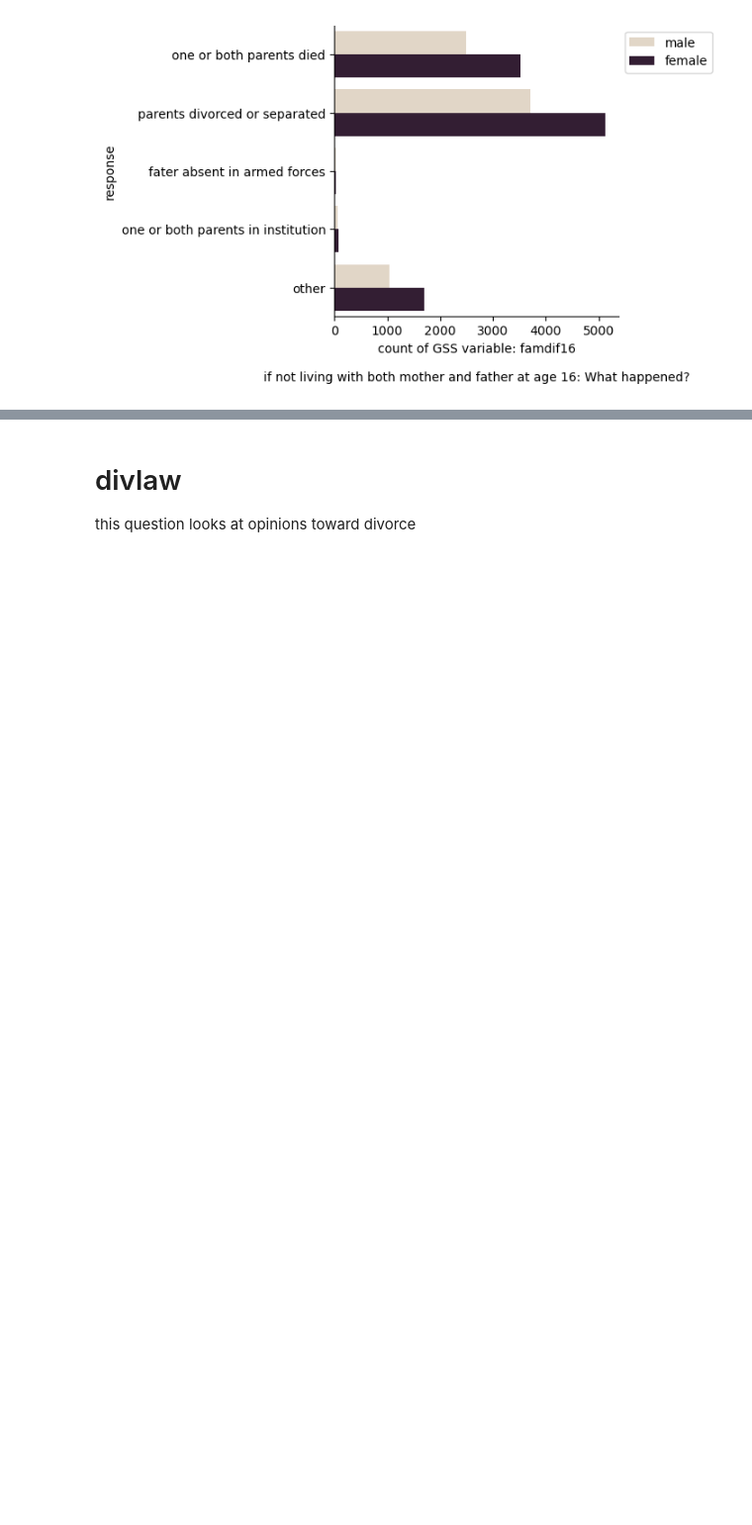
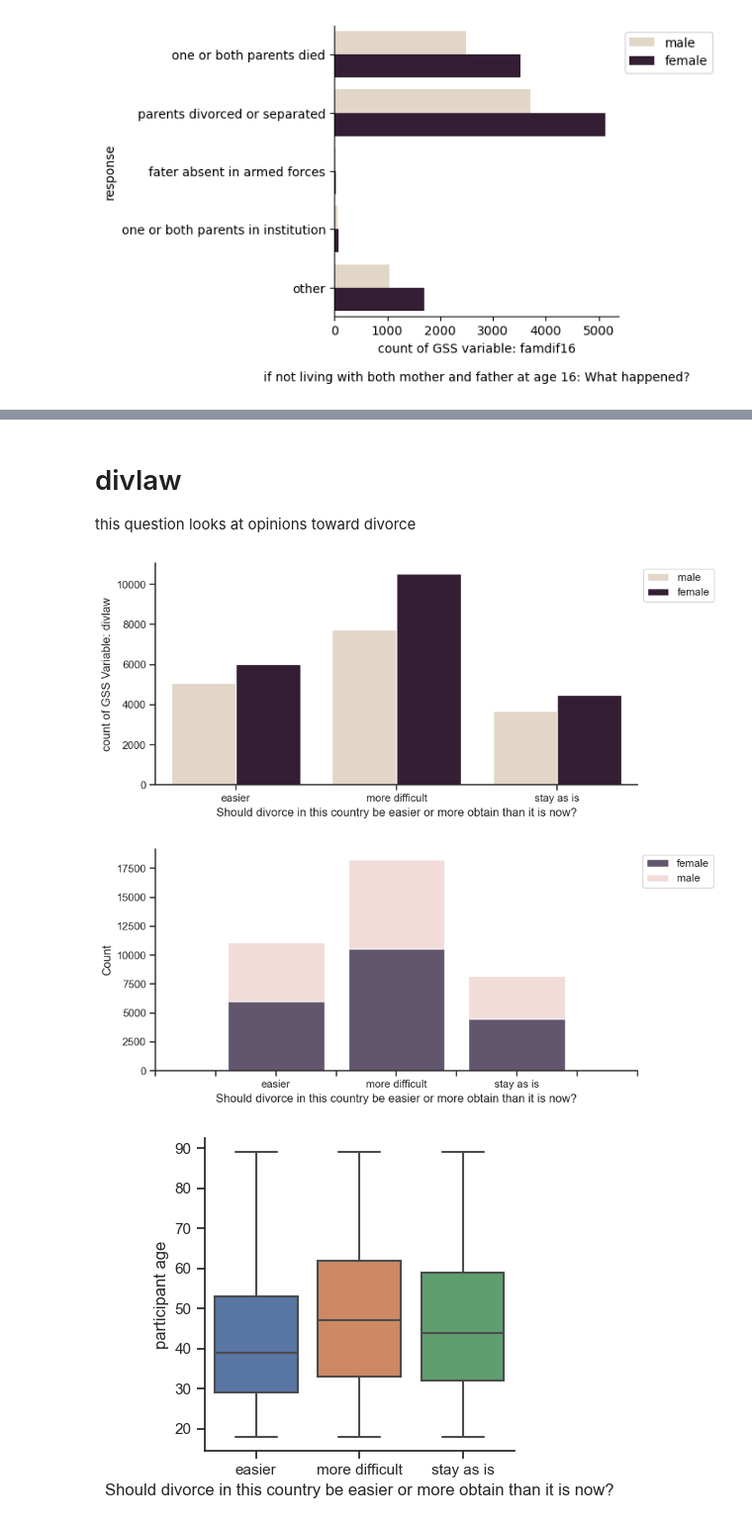
Before and after one commit to CulleyHarrelson/GeneralSocialSurvey, a Jupyter notebook: GSS - Divorce.ipynb, the cells around one changed output, grey strips where cells are left out. Shown at 99% size. Saved outputs shown, nothing was run; the diff lists cells and outputs as text; code cells hidden in the pictures; blank space fills up the shorter version.

```diff
--- a/GSS - Divorce.ipynb
+++ b/GSS - Divorce.ipynb
@@ -196,7 +184,7 @@ plt.draw()
-# %% [markdown]
-# divlaw
-
-this question looks at opinions toward divorce
+# %% [markdown]
+# divlaw
+
+this question looks at opinions toward divorce
 # %%
 # martype, divlaw, divlawnv,
 
@@ -228,30 +216,48 @@ plt.legend(labels=['male', 'female'], loc = 2, bbox_to_anchor = (1,1))
 
 warnings.filterwarnings("ignore")
 plt.draw()
 
 labels2 = ['', '', 'easier', '',
           'more difficult', '',
           'stay as is', '','']
 
 h = sns.displot(
     data=gss,
     kind="hist",
     x="divlaw",
     hue="sex",
     multiple="stack",
     discrete=True,
     height=4,
     aspect=2,
     legend=False,
     shrink=.8,
 )
 
 # need to change the x ticks
 
 h.set_xticklabels(labels2)
 h.set_xlabels(t)
 
 plt.legend(labels=['female', 'male'], loc = 2, bbox_to_anchor = (1,1))
 plt.draw()
 
+h = sns.catplot(
+    data=gss,
+    x="divlaw",
+    y="age",
+    kind="box",
+    height=4,
+    aspect=1,
+)
+
+h.set_xticklabels(labels)
+h.set_xlabels(t)
+h.set_ylabels('participant age')
+plt.draw()
+
 #gss_functions.values(gss['divlaw'])
+# %% [output]
+[figure, added]
+[figure, added]
+[figure, added]
```
Also changed, not shown: parts of 6 cells of this notebook.
